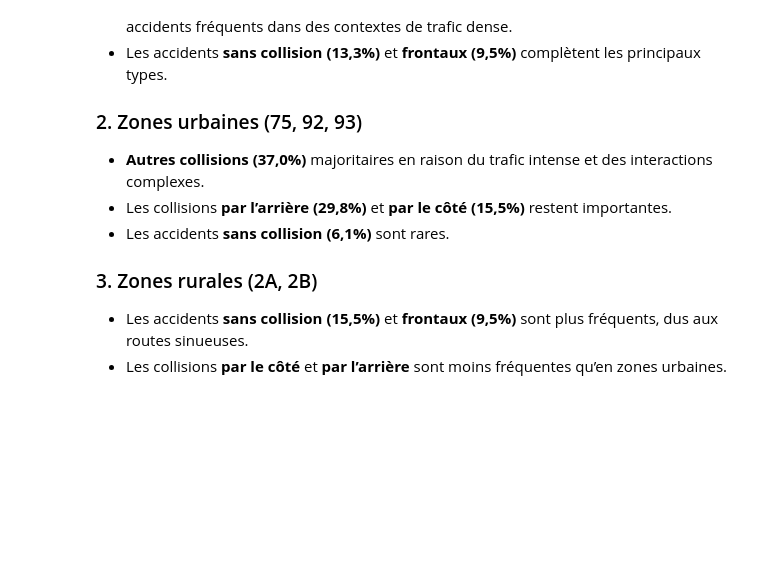
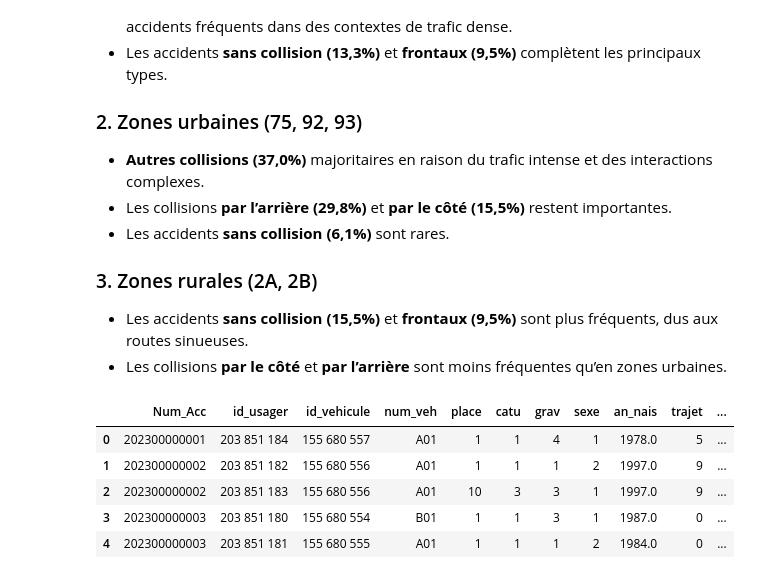
Before and after one commit to ABE-svg/Projet-Python-pour-la-Data-Science, a Jupyter notebook: analyse_caract_lieux.ipynb, the cells around one changed output. Saved outputs shown, nothing was run; the diff lists cells and outputs as text; code cells hidden in the pictures; blank space fills up the shorter version.

```diff
--- a/analyse_caract_lieux.ipynb
+++ b/analyse_caract_lieux.ipynb
@@ -829,3 +831,14 @@ plt.show()
 ### 3. Zones rurales (2A, 2B)
 - Les accidents **sans collision (15,5%)** et **frontaux (9,5%)** sont plus fréquents, dus aux routes sinueuses.
 - Les collisions **par le côté** et **par l’arrière** sont moins fréquentes qu’en zones urbaines.
+# %%
+# base des usagers
+df_usagers = pd.read_csv("data/usagers-2023.csv", sep = ';')
+df_usagers.head()
+# %% [output]
+|  | Num_Acc | id_usager | id_vehicule | num_veh | place | catu | grav | sexe | an_nais | trajet | ... |
+| 0 | 202300000001 | 203 851 184 | 155 680 557 | A01 | 1 | 1 | 4 | 1 | 1978.0 | 5 | ... |
+| 1 | 202300000002 | 203 851 182 | 155 680 556 | A01 | 1 | 1 | 1 | 2 | 1997.0 | 9 | ... |
+| 2 | 202300000002 | 203 851 183 | 155 680 556 | A01 | 10 | 3 | 3 | 1 | 1997.0 | 9 | ... |
+| 3 | 202300000003 | 203 851 180 | 155 680 554 | B01 | 1 | 1 | 3 | 1 | 1987.0 | 0 | ... |
+| 4 | 202300000003 | 203 851 181 | 155 680 555 | A01 | 1 | 1 | 1 | 2 | 1984.0 | 0 | ... |
```
Also changed, not shown: parts of 10 cells of this notebook.
